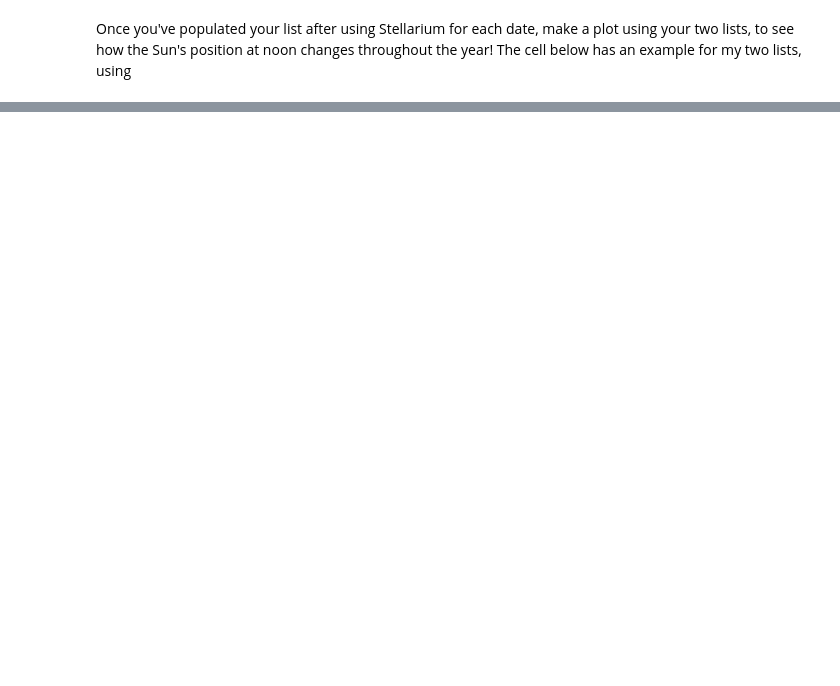
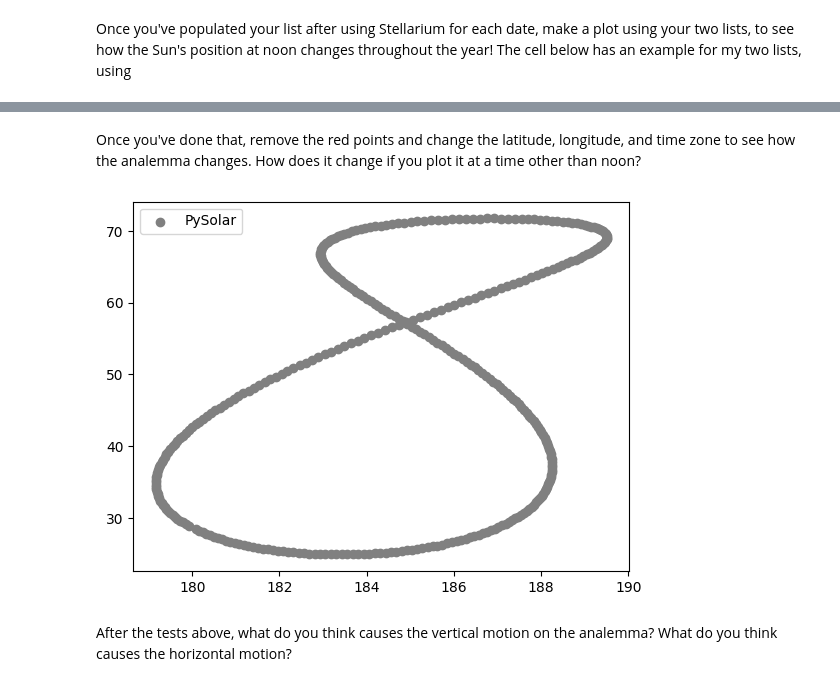
Before and after one commit to zfsayed/astr21, a Jupyter notebook: sections1to2.ipynb, the cells around one changed output, grey strips where cells are left out. Drawn from its saved outputs; the diff is of its cells as text; code cells hidden in the pictures; blank space fills up the shorter version.

```diff
--- a/sections1to2.ipynb
+++ b/sections1to2.ipynb
@@ -198,0 +283,26 @@ plt.show()
+# %% [markdown]
+Once you've done that, remove the red points and change the latitude, longitude, and time zone to see how the analemma changes. How does it change if you plot it at a time other than noon?
+# %%
+lat_me = 41.62574
+long_me = -71.16633
+tz = pytz.timezone('US/Eastern')
+
+azi = []
+alti = []
+ana_date = datetime.datetime(2025,1,21,12,0,0,0,tz) # Set the first date of the year
+
+for ii in range(0,364):
+    ana_date = ana_date + datetime.timedelta(days=1) # increment by a single day
+    altitude = ps.solar.get_altitude(lat_me, long_me, ana_date) # get the Sun's altitude
+    azimuth = ps.solar.get_azimuth(lat_me, long_me, ana_date) # get the Sun's azimuth
+    azi.append(azimuth) # append the Sun's azimuth to the list
+    alti.append(altitude) # append the Sun's altitude to the list
+
+plt.scatter(azi, alti, c='grey',label='PySolar')
+plt.legend()
+plt.show()
+# %% [output]
+[figure, added]
+# %% [markdown]
+
+After the tests above, what do you think causes the vertical motion on the analemma? What do you think causes the horizontal motion?
```
Also changed, not shown: parts of 27 cells of this notebook.
